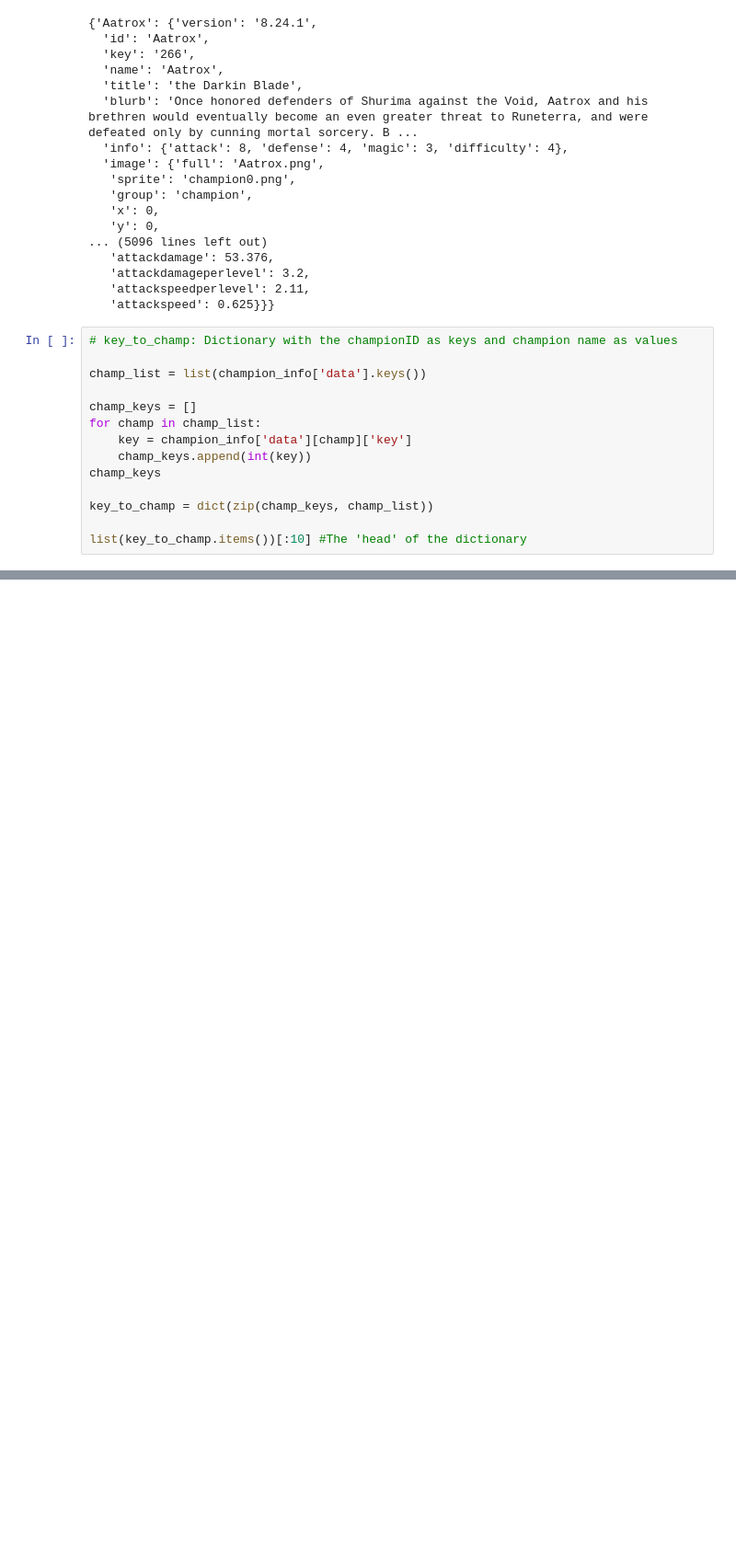
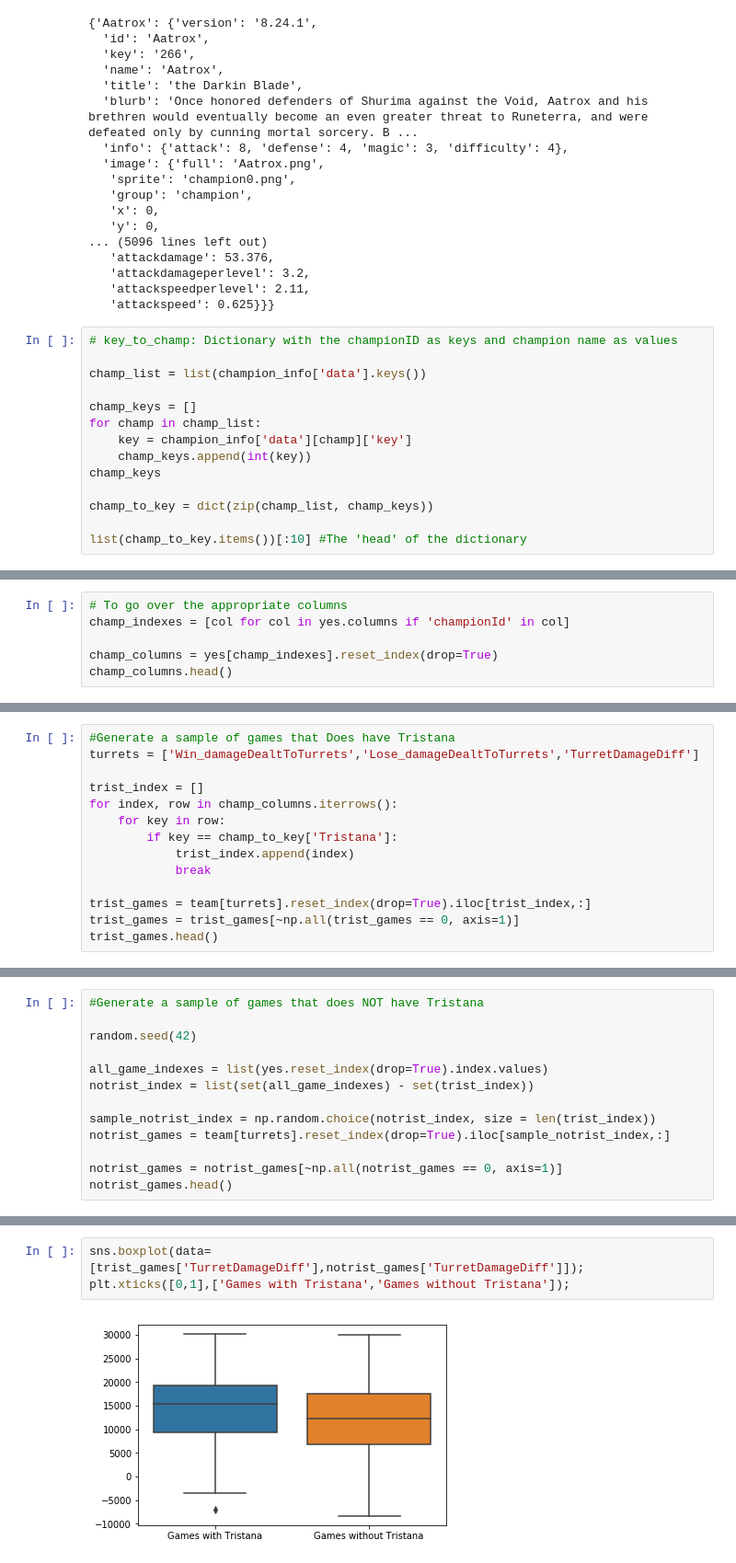
Before and after one commit to Fryman93/SprungBoard, a Jupyter notebook: Capstone 1/LoL.ipynb, the cells around one changed output, grey strips where cells are left out. Shown at 92% size. Saved outputs shown, nothing was run; the diff lists cells and outputs as text; blank space fills up the shorter version.

```diff
--- a/Capstone 1/LoL.ipynb
+++ b/Capstone 1/LoL.ipynb
@@ -348,7 +285,7 @@ for champ in champ_list:
     champ_keys.append(int(key))
 champ_keys
 
-key_to_champ = dict(zip(champ_keys, champ_list))
+champ_to_key = dict(zip(champ_list, champ_keys))
 
-list(key_to_champ.items())[:10] #The 'head' of the dictionary
+list(champ_to_key.items())[:10] #The 'head' of the dictionary
 # %% [output]
@@ -390,0 +328,6 @@ list(key_to_rune.items())[:10] #The 'head' of the dictionary
+# %%
+# To go over the appropriate columns
+champ_indexes = [col for col in yes.columns if 'championId' in col]
+
+champ_columns = yes[champ_indexes].reset_index(drop=True)
+champ_columns.head()
@@ -390,0 +341,14 @@ list(key_to_rune.items())[:10] #The 'head' of the dictionary
+# %%
+#Generate a sample of games that Does have Tristana
+turrets = ['Win_damageDealtToTurrets','Lose_damageDealtToTurrets','TurretDamageDiff']
+
+trist_index = []
+for index, row in champ_columns.iterrows():
+    for key in row:
+        if key == champ_to_key['Tristana']:
+            trist_index.append(index)
+            break
+
+trist_games = team[turrets].reset_index(drop=True).iloc[trist_index,:]
+trist_games = trist_games[~np.all(trist_games == 0, axis=1)]
+trist_games.head()
@@ -390,0 +362,13 @@ list(key_to_rune.items())[:10] #The 'head' of the dictionary
+# %%
+#Generate a sample of games that does NOT have Tristana
+
+random.seed(42)
+
+all_game_indexes = list(yes.reset_index(drop=True).index.values)
+notrist_index = list(set(all_game_indexes) - set(trist_index))
+
+sample_notrist_index = np.random.choice(notrist_index, size = len(trist_index))
+notrist_games = team[turrets].reset_index(drop=True).iloc[sample_notrist_index,:]
+
+notrist_games = notrist_games[~np.all(notrist_games == 0, axis=1)]
+notrist_games.head()
@@ -390,0 +382,5 @@ list(key_to_rune.items())[:10] #The 'head' of the dictionary
+# %%
+sns.boxplot(data=[trist_games['TurretDamageDiff'],notrist_games['TurretDamageDiff']]);
+plt.xticks([0,1],['Games with Tristana','Games without Tristana']);
+# %% [output]
+[figure, added]
```
Also changed, not shown: parts of 18 cells of this notebook.
